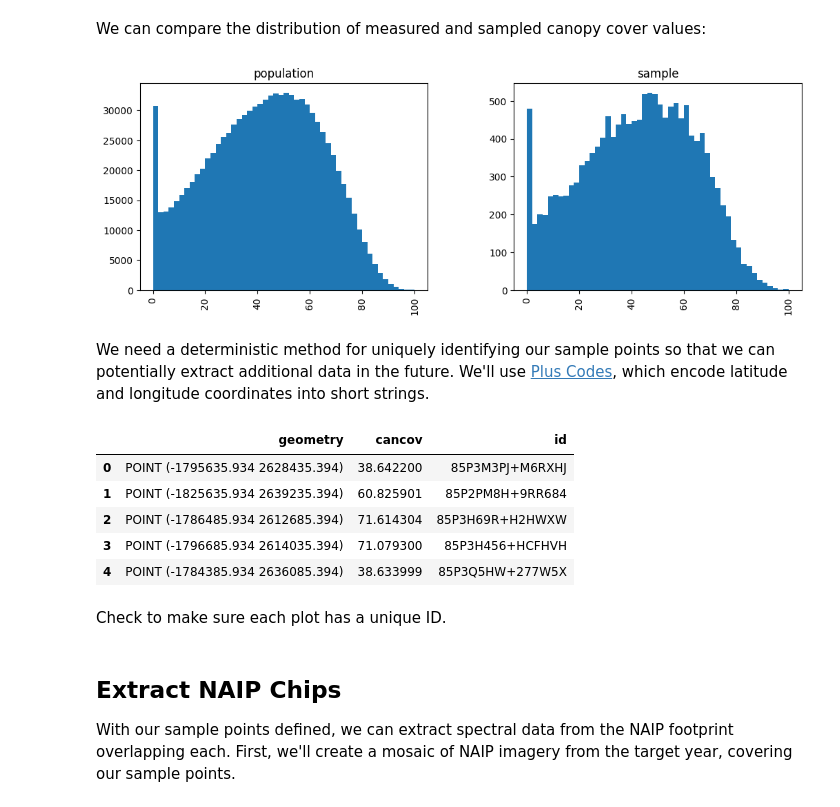
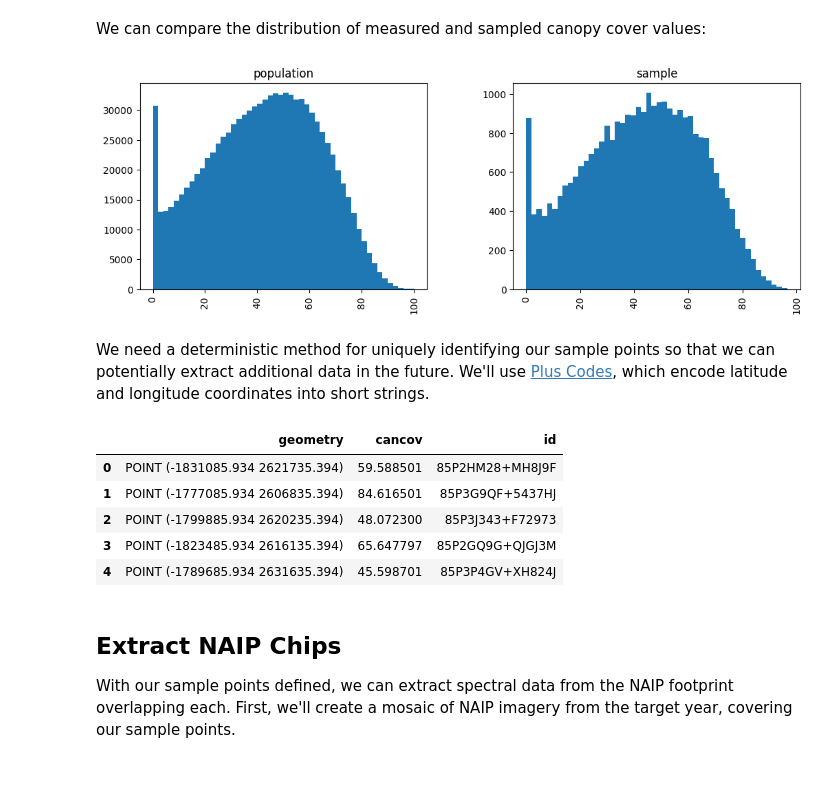
Before and after one commit to lemma-osu/naip-cnn, a Jupyter notebook: notebooks/01_sampling.ipynb, the cells around one changed output. Cells and saved outputs as stored; diff of their text form; code cells hidden in the pictures; blank space fills up the shorter version.

```diff
--- a/notebooks/01_sampling.ipynb
+++ b/notebooks/01_sampling.ipynb
@@ -24,8 +20,8 @@ Successfully saved authorization token.
 # %%
-N_SAMPLES = 15_000
-MIN_SPACING = 150
+N_SAMPLES = 30_000
+MIN_SPACING = 100
 FOOTPRINT_SIZE = (30, 30)
-NAIP_YEAR = 2011
+NAIP_YEAR = 2020
 # %% [markdown]
 ## Generate Sample Points
 
@@ -35,38 +31,38 @@ Note: If we wanted to extract additional LiDAR metrics, we could simply add them
 # %%
 with rasterio.open("../data/Malheur_lidar_cancov.tif") as src:
     cancov = src.read(1)
-    samples = sampling.generate_spaced_samples(raster=src, min_spacing=MIN_SPACING, n=N_SAMPLES)
-    samples = sampling.extract_raster_at_points(raster=src, points=samples).rename(
-        columns={"b1": "cancov"}
+    lidar_samples = sampling.generate_spaced_samples(
+        raster=src, min_spacing=MIN_SPACING, n=N_SAMPLES
     )
+    lidar_samples = sampling.extract_raster_at_points(
+        raster=src, points=lidar_samples
+    ).rename(columns={"b1": "cancov"})
 # %% [markdown]
 We can compare the distribution of measured and sampled canopy cover values:
 # %%
 distribution = pd.concat(
     [
-        samples[["cancov"]].assign(group="sample"),
+        lidar_samples[["cancov"]].assign(group="sample"),
         pd.DataFrame({"cancov": filter(lambda v: v == v, cancov.ravel())}).assign(
             group="population"
         ),
     ]
 )
 
 distribution.hist(by="group", bins=50, figsize=(12, 4));
 # %% [output]
-[figure, old version]
+[figure, new version]
 # %% [markdown]
 We need a deterministic method for uniquely identifying our sample points so that we can potentially extract additional data in the future. We'll use [Plus Codes](https://maps.google.com/pluscodes/), which encode latitude and longitude coordinates into short strings.
 # %%
-samples["id"] = samples.to_crs("EPSG:4326").geometry.apply(
+lidar_samples["id"] = lidar_samples.to_crs("EPSG:4326").geometry.apply(
     lambda geom: openlocationcode.encode(geom.y, geom.x, 14)
 )
-samples.head()
+lidar_samples.head()
 # %% [output]
 |  | geometry | cancov | id |
-| 0 | POINT (-1795635.934 2628435.394) | 38.642200 | 85P3M3PJ+M6RXHJ |
-| 1 | POINT (-1825635.934 2639235.394) | 60.825901 | 85P2PM8H+9RR684 |
-| 2 | POINT (-1786485.934 2612685.394) | 71.614304 | 85P3H69R+H2HWXW |
-| 3 | POINT (-1796685.934 2614035.394) | 71.079300 | 85P3H456+HCFHVH |
-| 4 | POINT (-1784385.934 2636085.394) | 38.633999 | 85P3Q5HW+277W5X |
+| 0 | POINT (-1831085.934 2621735.394) | 59.588501 | 85P2HM28+MH8J9F |
+| 1 | POINT (-1777085.934 2606835.394) | 84.616501 | 85P3G9QF+5437HJ |
+| 2 | POINT (-1799885.934 2620235.394) | 48.072300 | 85P3J343+F72973 |
+| 3 | POINT (-1823485.934 2616135.394) | 65.647797 | 85P2GQ9G+QJGJ3M |
+| 4 | POINT (-1789685.934 2631635.394) | 45.598701 | 85P3P4GV+XH824J |
-# %% [markdown]
-Check to make sure each plot has a unique ID.
```
Also changed, not shown: parts of 14 cells of this notebook, 2 other files.
